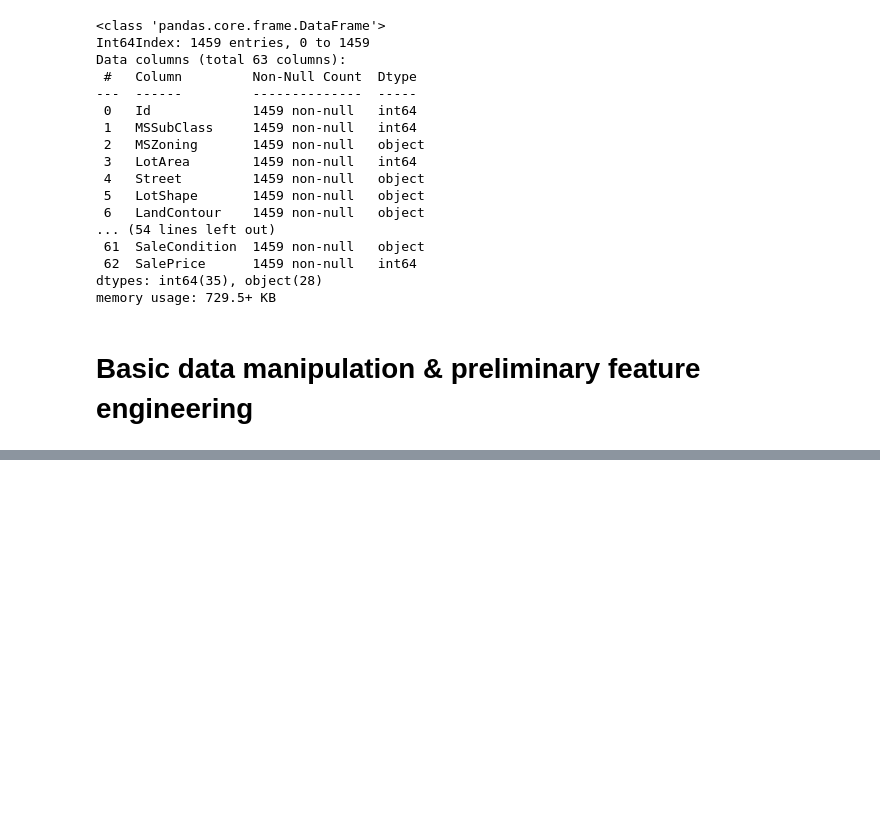
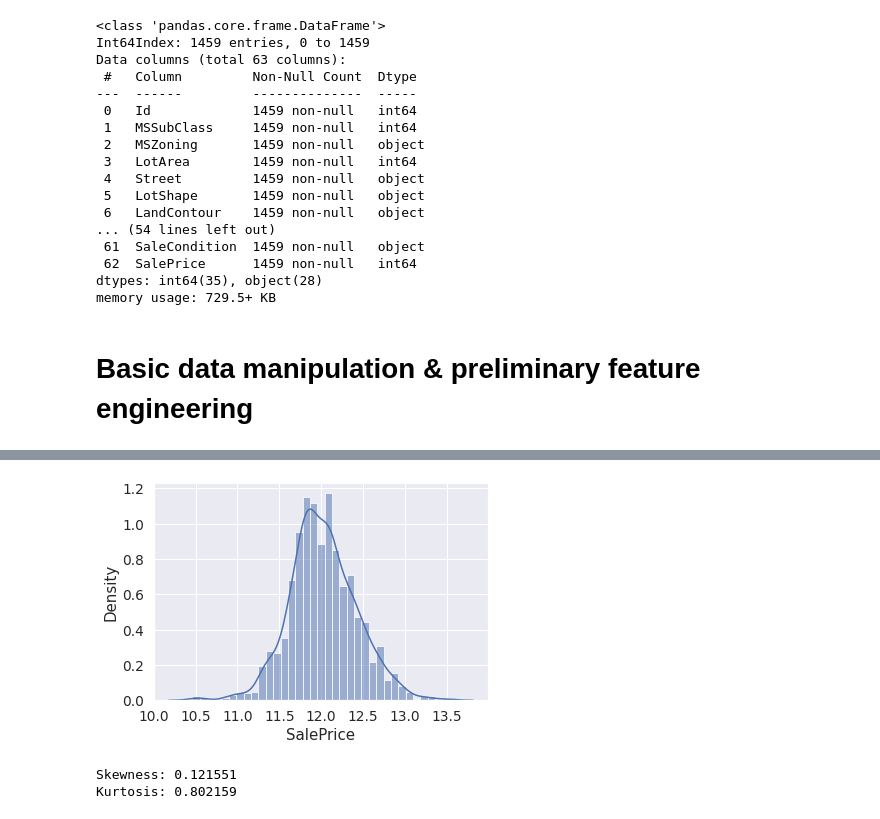
Before and after one commit to gkorpal/TeamPoplar, a Jupyter notebook: gkorpal/data_cleaning-preprocessing.ipynb, the cells around one changed output, grey strips where cells are left out. Cells and saved outputs as stored; diff of their text form; code cells hidden in the pictures; blank space fills up the shorter version.

```diff
--- a/gkorpal/data_cleaning-preprocessing.ipynb
+++ b/gkorpal/data_cleaning-preprocessing.ipynb
@@ -237,0 +321,17 @@ memory usage: 729.5+ KB
+# %%
+#applying log transformation
+htrain['SalePrice'] = np.log(htrain['SalePrice'])
+# %%
+# visualizing the transformed distribution
+sns.histplot(
+    htrain['SalePrice'], kde=True,
+    stat="density", kde_kws=dict(cut=3));
+# %% [output]
+[figure, added]
+# %%
+# We can again look at the deviation from standard norm
+print("Skewness: %f" % htrain['SalePrice'].skew())
+print("Kurtosis: %f" % htrain['SalePrice'].kurt())
+# %% [output]
+Skewness: 0.121551
+Kurtosis: 0.802159
```
Also changed, not shown: parts of 19 cells of this notebook.
